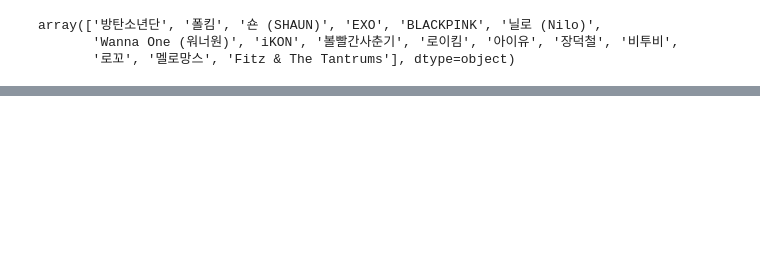
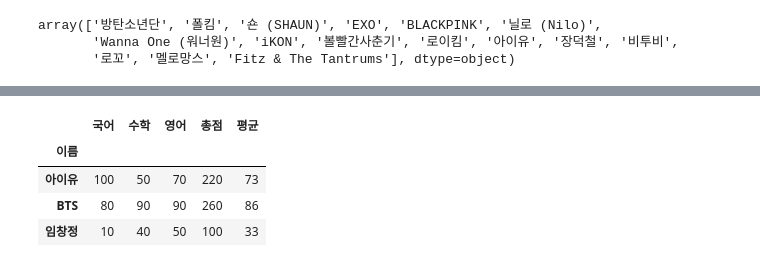
Before and after one commit to CodingSta/demo-201810-lge, a Jupyter notebook: 파이썬강의.ipynb, the cells around one changed output, grey strips where cells are left out. Saved outputs shown, nothing was run; the diff lists cells and outputs as text; code cells hidden in the pictures; blank space fills up the shorter version.

```diff
--- a/파이썬강의.ipynb
+++ b/파이썬강의.ipynb
@@ -743,0 +746,7 @@ array(['방탄소년단', '폴킴', '숀 (SHAUN)', 'EXO', 'BLACKPINK', '닐로 (
+# %%
+학생목록 = [
+    {'이름': '아이유', '국어': 100, '영어': 70, '수학': 50},
+    {'이름': 'BTS', '국어': 80, '영어': 90, '수학': 90},
+    {'이름': '임창정', '국어': 10, '영어': 50, '수학': 40},
+]
+학생목록
@@ -743,0 +757,4 @@ array(['방탄소년단', '폴킴', '숀 (SHAUN)', 'EXO', 'BLACKPINK', '닐로 (
+# %%
+df = pd.DataFrame(학생목록).set_index('이름')
+print(df.shape)
+df
@@ -743,0 +776,3 @@ array(['방탄소년단', '폴킴', '숀 (SHAUN)', 'EXO', 'BLACKPINK', '닐로 (
+# %%
+df['총점'] = df['국어'] + df['영어'] + df['수학']
+df
@@ -743,0 +785,9 @@ array(['방탄소년단', '폴킴', '숀 (SHAUN)', 'EXO', 'BLACKPINK', '닐로 (
+# %%
+df['평균'] = df['총점'] // 3
+df
+# %% [output]
+|  | 국어 | 수학 | 영어 | 총점 | 평균 |
+| 이름 |  |  |  |  |  |
+| 아이유 | 100 | 50 | 70 | 220 | 73 |
+| BTS | 80 | 90 | 90 | 260 | 86 |
+| 임창정 | 10 | 40 | 50 | 100 | 33 |
```
Also changed, not shown: parts of 5 cells of this notebook.
